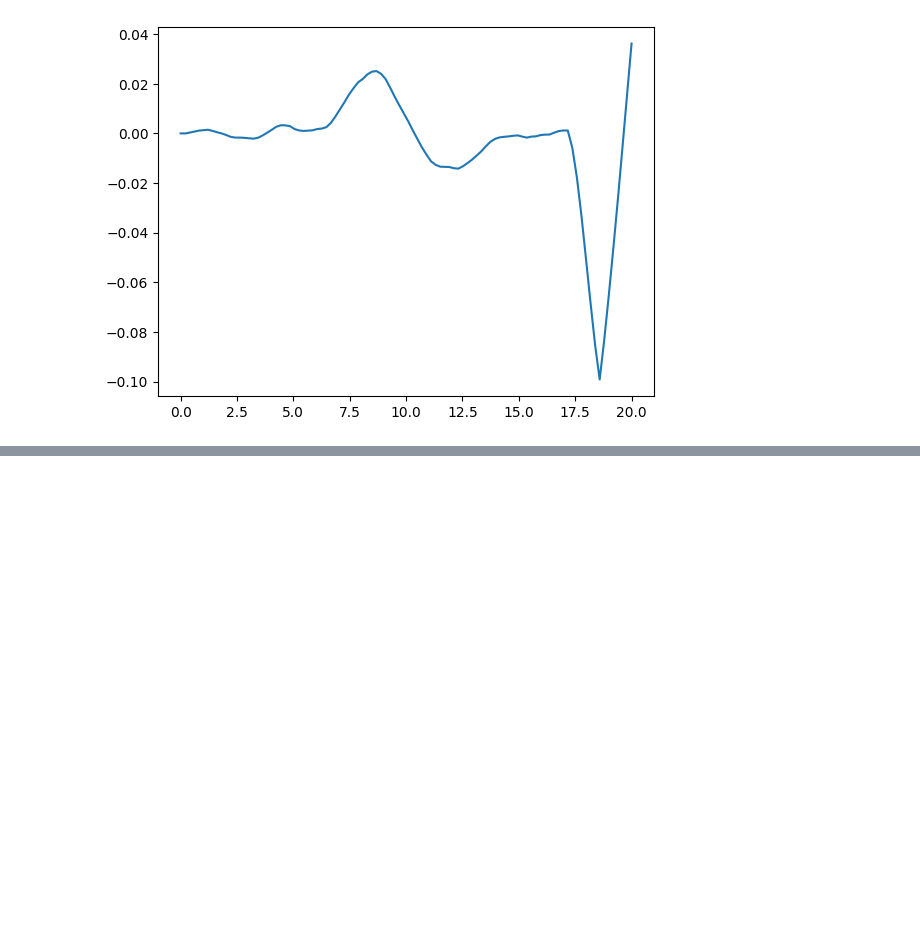
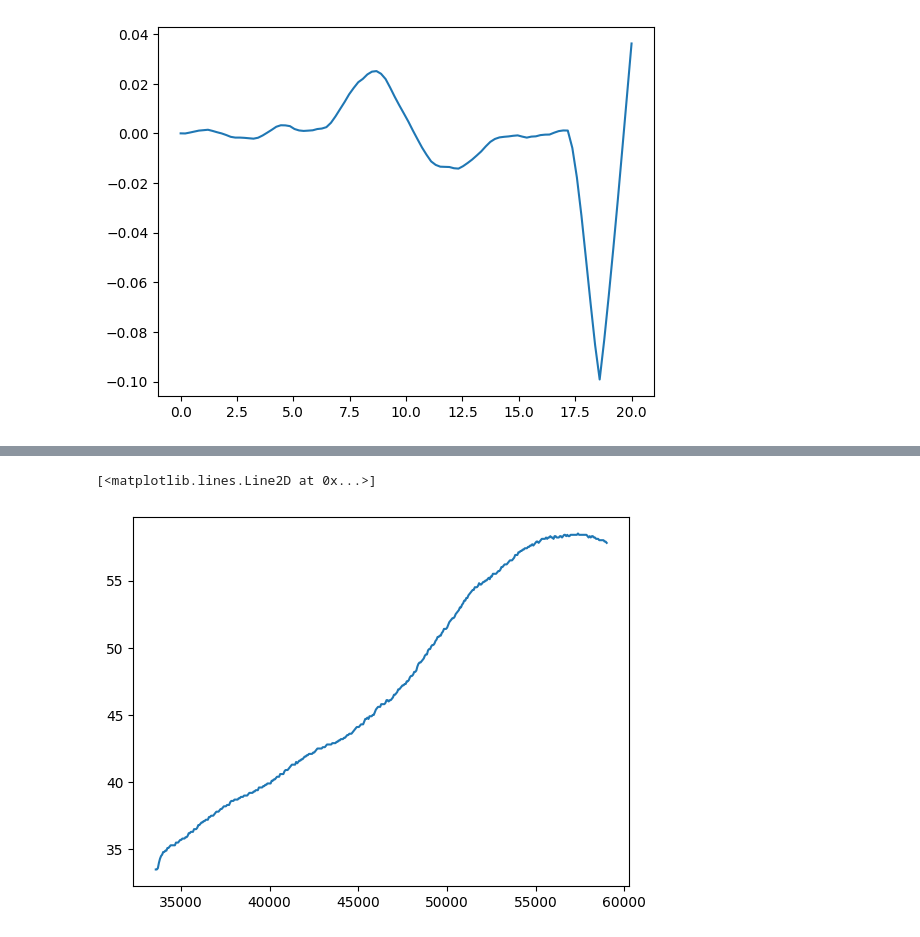
Before and after one commit to sebastlop/series-temporales-machine-learning, a Jupyter notebook: Ejercicios/Fabio.ipynb, the cells around one changed output, grey strips where cells are left out. Drawn from its saved outputs; the diff is of its cells as text; code cells hidden in the pictures; blank space fills up the shorter version.

```diff
--- a/Ejercicios/Fabio.ipynb
+++ b/Ejercicios/Fabio.ipynb
@@ -45,0 +50,3 @@ plt.plot(t,np.convolve(plantilla, suavizada, mode='same'))
+# %%
+df = pd.read_excel('pepe.xlsx')
+df
@@ -45,0 +71,10 @@ plt.plot(t,np.convolve(plantilla, suavizada, mode='same'))
+# %%
+values = df.T1grasa.values
+values = values[:-10]
+titos = df.Time.values
+import datetime
+times = []
+for i in range(len(titos)-10):
+    times.append(titos[i].hour*3600 + titos[i].minute*60+titos[i].second)
+times = np.array(times)
+print(times)
@@ -45,0 +99,5 @@ plt.plot(t,np.convolve(plantilla, suavizada, mode='same'))
+# %%
+plt.plot(times, values)
+# %% [output]
+[<matplotlib.lines.Line2D at 0x...>]
+[figure, added]
```
Also changed, not shown: parts of 8 cells of this notebook.
